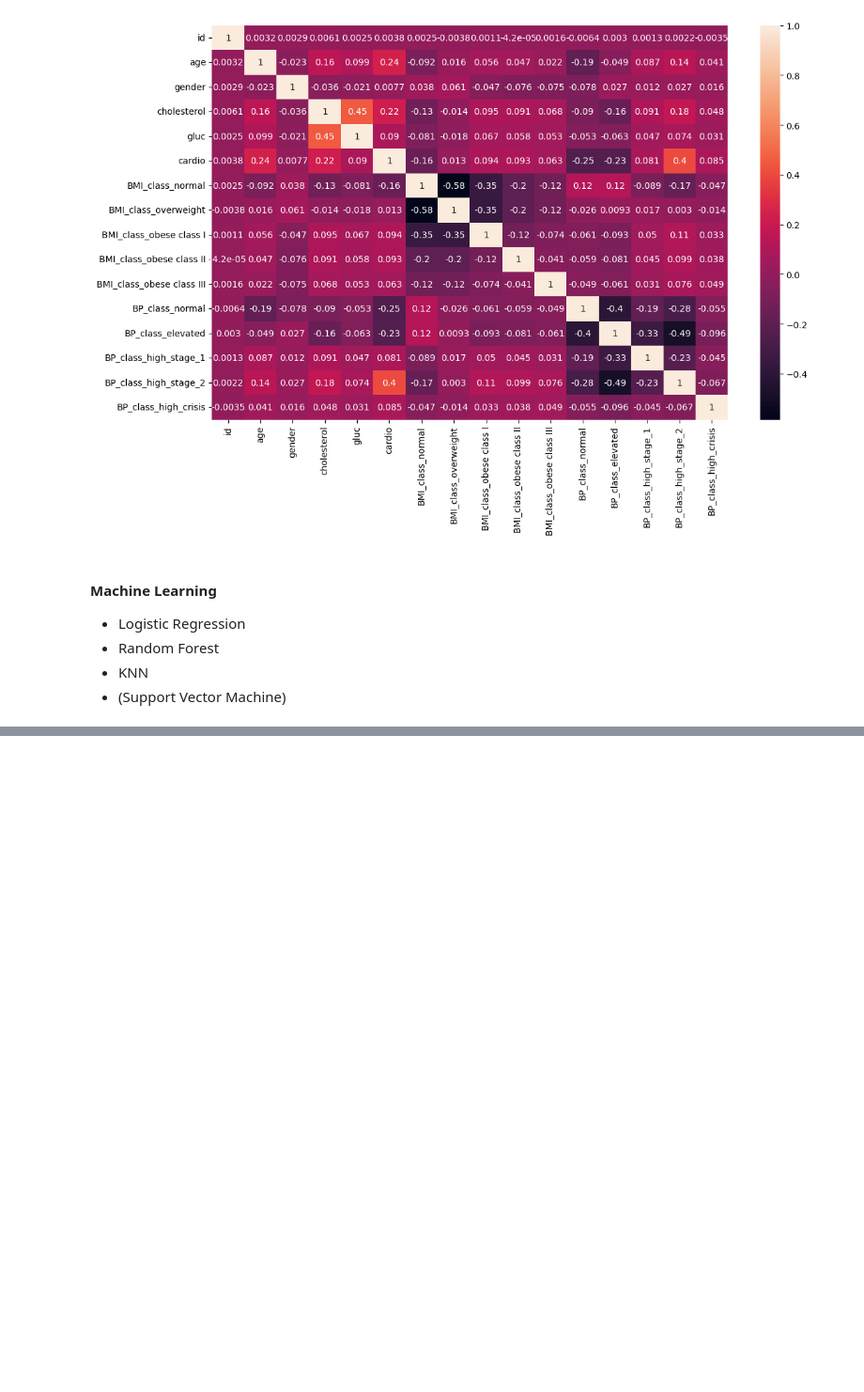
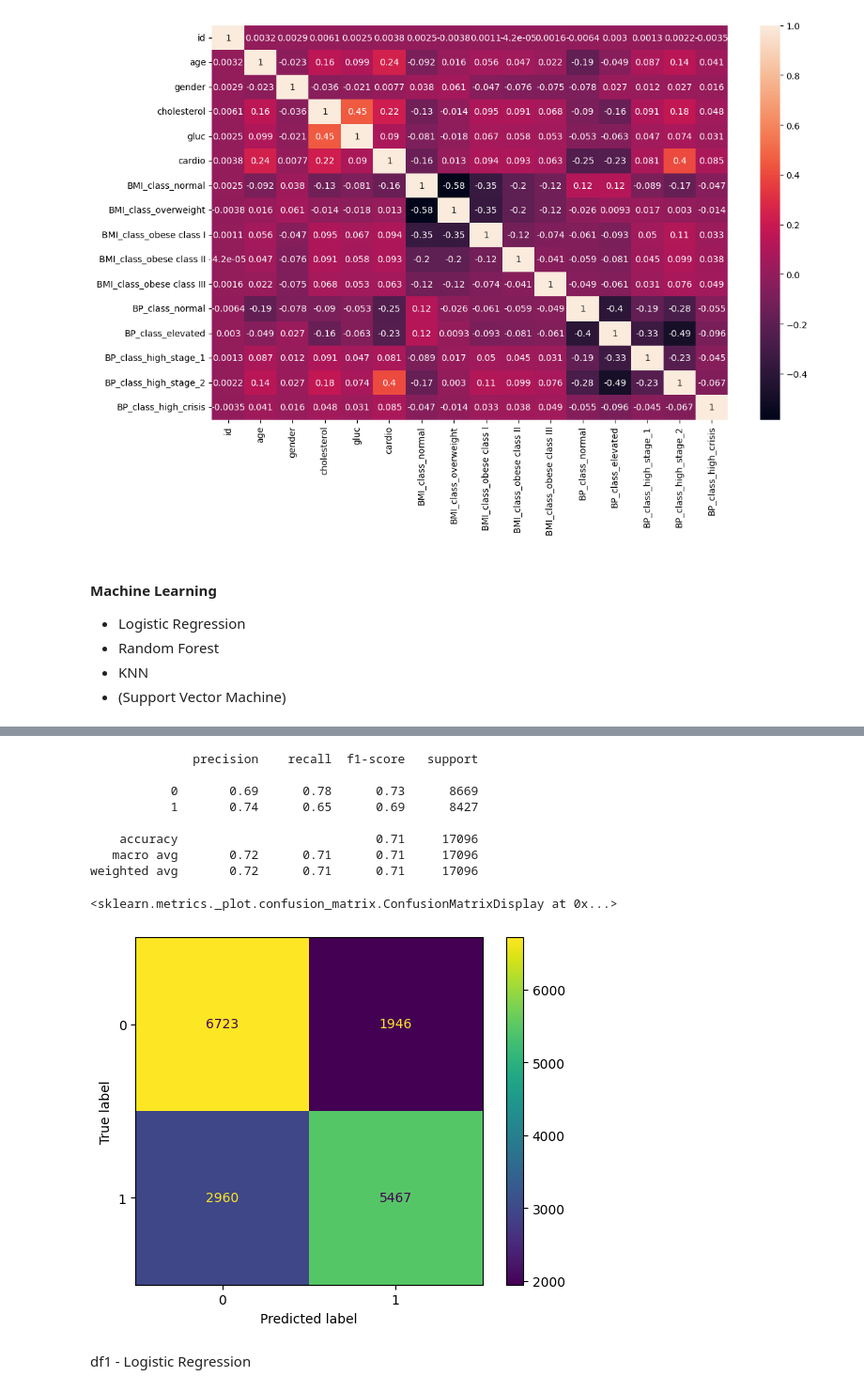
Before and after one commit to dancla240/Machine_Learning_Daniel_Claesson, a Jupyter notebook: Lab/Lab_1_heart.ipynb, the cells around one changed output, grey strips where cells are left out. Shown at 94% size. Cells and saved outputs as stored; diff of their text form; code cells hidden in the pictures; blank space fills up the shorter version.

Commit message:
Lab1: work on regressions.

```diff
--- a/Lab/Lab_1_heart.ipynb
+++ b/Lab/Lab_1_heart.ipynb
@@ -290,0 +306,18 @@ pipe_log = Pipeline()
+# %%
+from sklearn.model_selection import GridSearchCV, train_test_split
+from sklearn.pipeline import Pipeline, make_pipeline
+from sklearn.preprocessing import StandardScaler
+from sklearn.linear_model import LogisticRegression
+from sklearn.neighbors import KNeighborsClassifier
+from sklearn.ensemble import RandomForestClassifier
+
+X, y = df1.drop(columns='cardio'), df1['cardio']
+X_train, X_test, y_train, y_test = train_test_split(X, y)
+scaler = StandardScaler()
+pipe_knn = make_pipeline(scaler, KNeighborsClassifier())
+pipe_log = make_pipeline(scaler, LogisticRegression(solver='saga', max_iter=1000, penalty='elasticnet', multi_class='auto'))
+pipe_forest = make_pipeline(scaler, RandomForestClassifier())
+
+param_grid_knn = {'kneighborsclassifier__n_neighbors':list(range(1,15))}
+param_grid_log = {'logisticregression__l1_ratio': np.linspace(0,1,11)}
+param_grid_forest = {'randomforestclassifier__n_estimators' : list(range(50, 200, 10))}
@@ -290,0 +326,3 @@ pipe_log = Pipeline()
+# %%
+classifier_knn = GridSearchCV(estimator=pipe_knn, param_grid=param_grid_knn, cv=5, scoring='accuracy')
+classifier_knn.fit(X_train, y_train)
@@ -290,0 +358,20 @@ pipe_log = Pipeline()
+# %%
+y_pred_knn = classifier_knn.predict(X_test)
+# %%
+from sklearn.metrics import classification_report, confusion_matrix, ConfusionMatrixDisplay
+print(classification_report(y_test, y_pred_knn))
+cm = confusion_matrix(y_test, y_pred_knn)
+ConfusionMatrixDisplay(cm).plot()
+# %% [output]
+              precision    recall  f1-score   support
+
+           0       0.69      0.78      0.73      8669
+           1       0.74      0.65      0.69      8427
+
+    accuracy                           0.71     17096
+   macro avg       0.72      0.71      0.71     17096
+weighted avg       0.72      0.71      0.71     17096
+<sklearn.metrics._plot.confusion_matrix.ConfusionMatrixDisplay at 0x...>
+[figure, added]
+# %% [markdown]
+df1 - Logistic Regression
```
Also changed, not shown: parts of 34 cells of this notebook.
